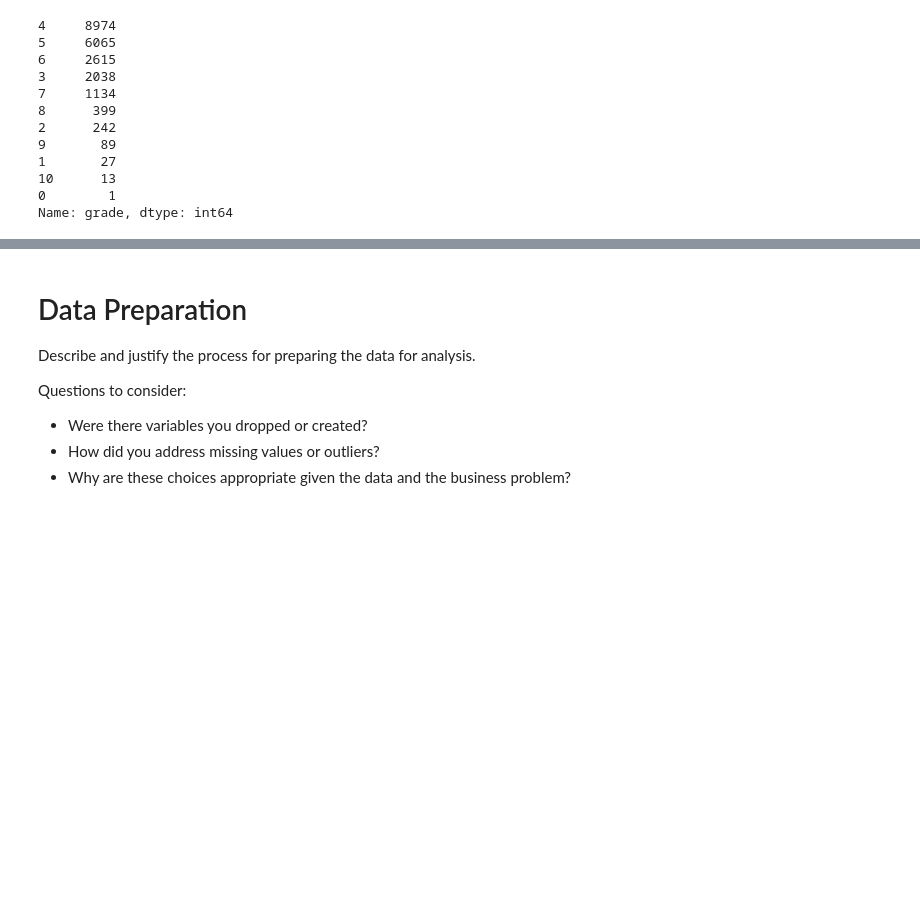
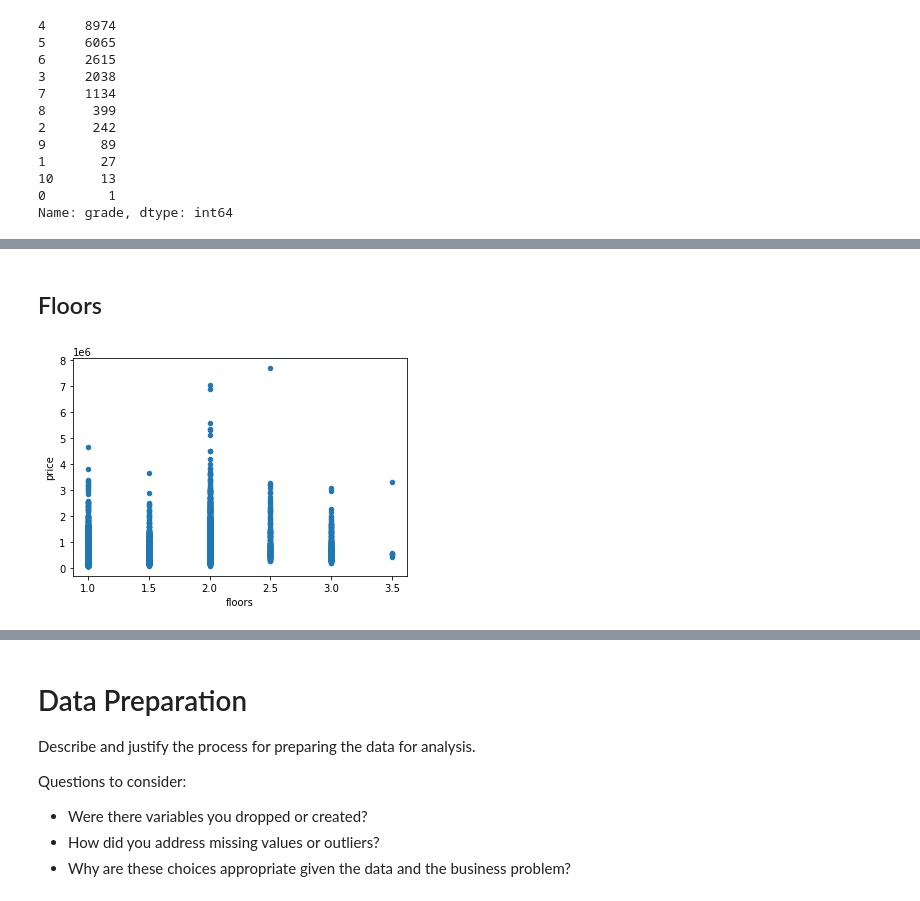
Before and after one commit to Jyve00/King-County-Housing-, a Jupyter notebook: notebooks/Matthew/Final_Notebook.ipynb, the cells around one changed output, grey strips where cells are left out. Drawn from its saved outputs; the diff is of its cells as text; code cells hidden in the pictures; blank space fills up the shorter version.

```diff
--- a/notebooks/Matthew/Final_Notebook.ipynb
+++ b/notebooks/Matthew/Final_Notebook.ipynb
@@ -83,0 +209,4 @@ Name: grade, dtype: int64
+# %%
+# We will Encode this variable so we can use it in our model
+kc['view'].replace({ 'NONE': 0, 'FAIR': 1, 'AVERAGE': 2, 'GOOD': 3, 'EXCELLENT': 5}, inplace=True)
+kc['view'] = kc['view'].astype('float')
@@ -83,0 +234,3 @@ Name: grade, dtype: int64
+# %%
+# Another categorical variable that we will encode
+kc['condition'].replace({ 'Poor': 0, 'Fair': 1, 'Average': 2, 'Good': 3, 'Very Good': 4}, inplace=True)
@@ -83,0 +247,7 @@ Name: grade, dtype: int64
+# %% [markdown]
+## Floors
+# %%
+# Lets make sure that Floors" isn't categorical either
+kc.plot(kind='scatter', x='floors', y='price');
+# %% [output]
+[figure, added]
```
Also changed, not shown: parts of 22 cells of this notebook.
